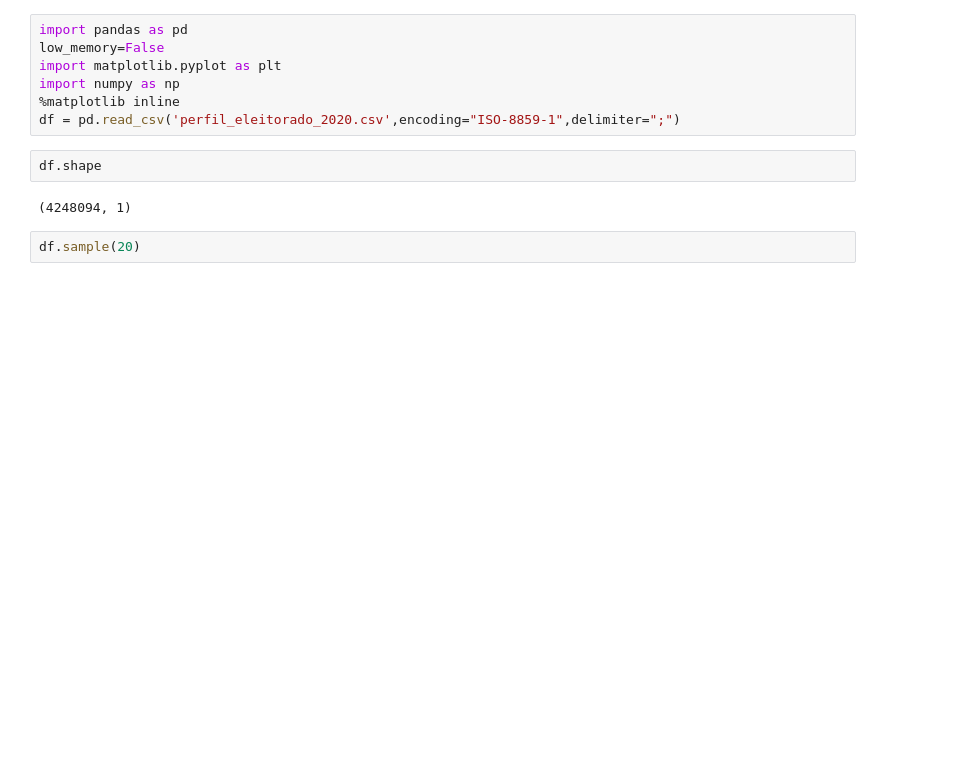
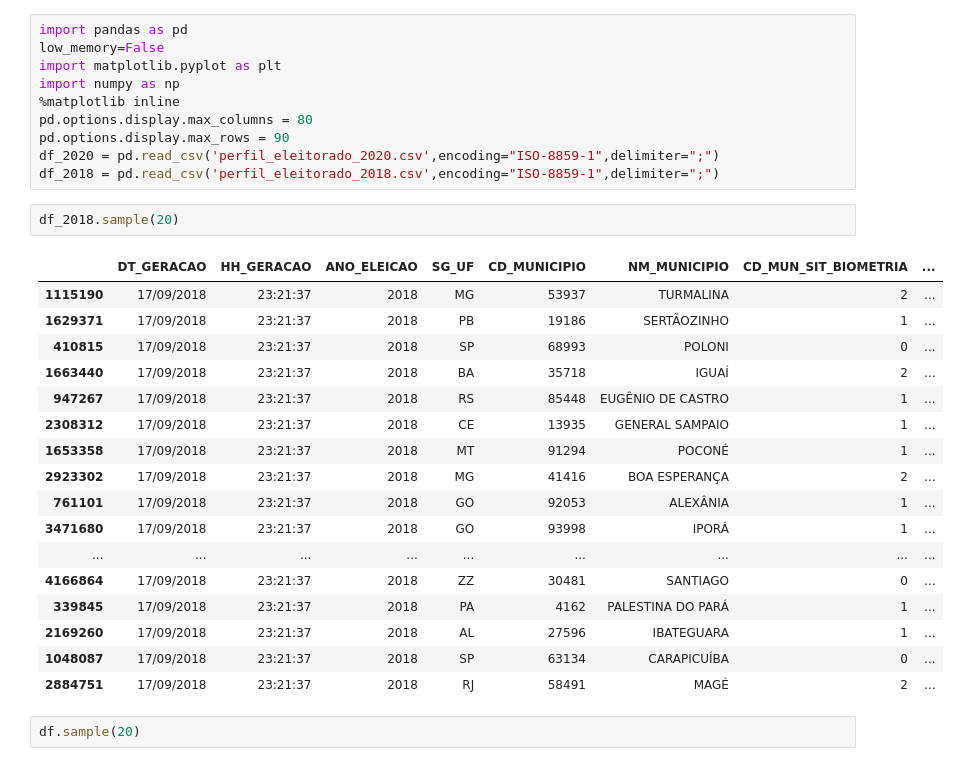
Before and after one commit to phaelcampos/elei-o_2020_biometria, a Jupyter notebook: Untitled.ipynb, the cells around one changed output. Saved outputs shown, nothing was run; the diff lists cells and outputs as text; blank space fills up the shorter version.

```diff
--- a/Untitled.ipynb
+++ b/Untitled.ipynb
@@ -4,11 +4,30 @@ low_memory=False
 import matplotlib.pyplot as plt
 import numpy as np
 %matplotlib inline
-df = pd.read_csv('perfil_eleitorado_2020.csv',encoding="ISO-8859-1",delimiter=";")
+pd.options.display.max_columns = 80
+pd.options.display.max_rows = 90
+df_2020 = pd.read_csv('perfil_eleitorado_2020.csv',encoding="ISO-8859-1",delimiter=";")
+df_2018 = pd.read_csv('perfil_eleitorado_2018.csv',encoding="ISO-8859-1",delimiter=";")
-# %%
-df.shape
-# %% [output]
-(4248094, 1)
+# %%
+df_2018.sample(20)
+# %% [output]
+|  | DT_GERACAO | HH_GERACAO | ANO_ELEICAO | SG_UF | CD_MUNICIPIO | NM_MUNICIPIO | CD_MUN_SIT_BIOMETRIA | ... |
+| 1115190 | 17/09/2018 | 23:21:37 | 2018 | MG | 53937 | TURMALINA | 2 | ... |
+| 1629371 | 17/09/2018 | 23:21:37 | 2018 | PB | 19186 | SERTÃOZINHO | 1 | ... |
+| 410815 | 17/09/2018 | 23:21:37 | 2018 | SP | 68993 | POLONI | 0 | ... |
+| 1663440 | 17/09/2018 | 23:21:37 | 2018 | BA | 35718 | IGUAÍ | 2 | ... |
+| 947267 | 17/09/2018 | 23:21:37 | 2018 | RS | 85448 | EUGÊNIO DE CASTRO | 1 | ... |
+| 2308312 | 17/09/2018 | 23:21:37 | 2018 | CE | 13935 | GENERAL SAMPAIO | 1 | ... |
+| 1653358 | 17/09/2018 | 23:21:37 | 2018 | MT | 91294 | POCONÉ | 1 | ... |
+| 2923302 | 17/09/2018 | 23:21:37 | 2018 | MG | 41416 | BOA ESPERANÇA | 2 | ... |
+| 761101 | 17/09/2018 | 23:21:37 | 2018 | GO | 92053 | ALEXÂNIA | 1 | ... |
+| 3471680 | 17/09/2018 | 23:21:37 | 2018 | GO | 93998 | IPORÁ | 1 | ... |
+| ... | ... | ... | ... | ... | ... | ... | ... | ... |
+| 4166864 | 17/09/2018 | 23:21:37 | 2018 | ZZ | 30481 | SANTIAGO | 0 | ... |
+| 339845 | 17/09/2018 | 23:21:37 | 2018 | PA | 4162 | PALESTINA DO PARÁ | 1 | ... |
+| 2169260 | 17/09/2018 | 23:21:37 | 2018 | AL | 27596 | IBATEGUARA | 1 | ... |
+| 1048087 | 17/09/2018 | 23:21:37 | 2018 | SP | 63134 | CARAPICUÍBA | 0 | ... |
+| 2884751 | 17/09/2018 | 23:21:37 | 2018 | RJ | 58491 | MAGÉ | 2 | ... |
 # %%
 df.sample(20)
 # %% [output]
```
Also changed, not shown: parts of 5 cells of this notebook.
